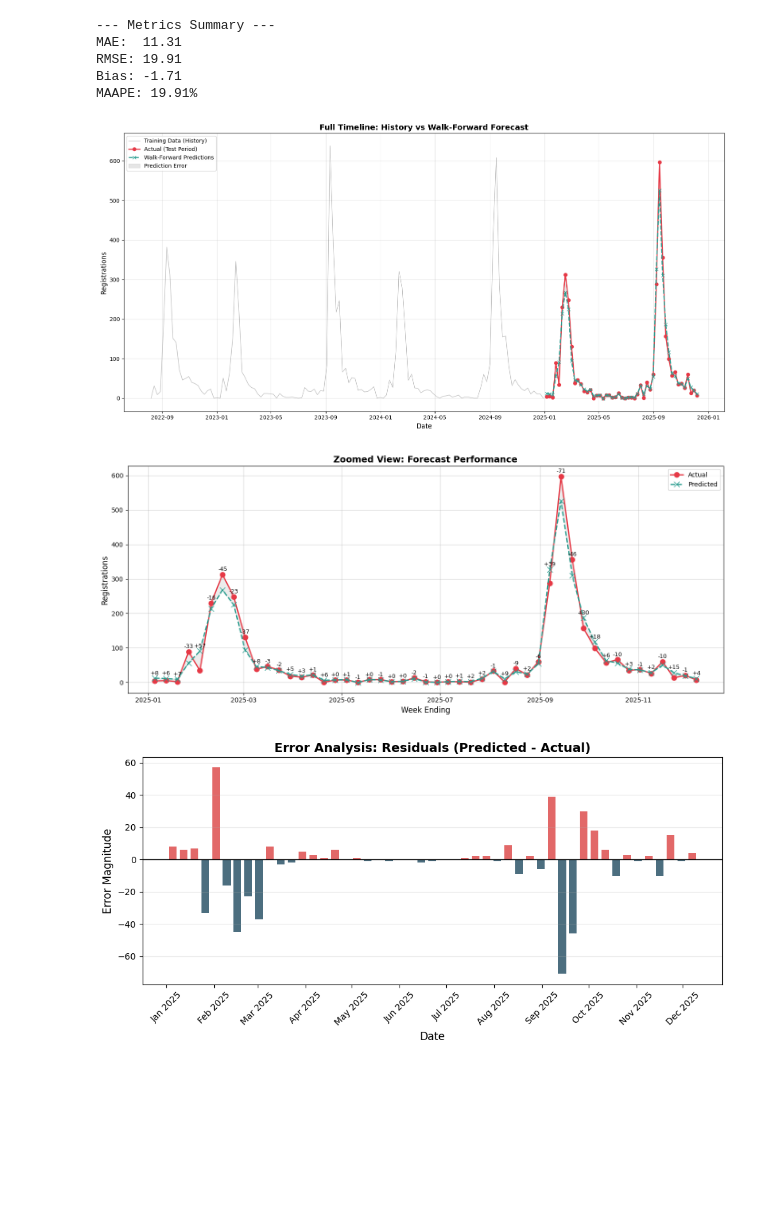
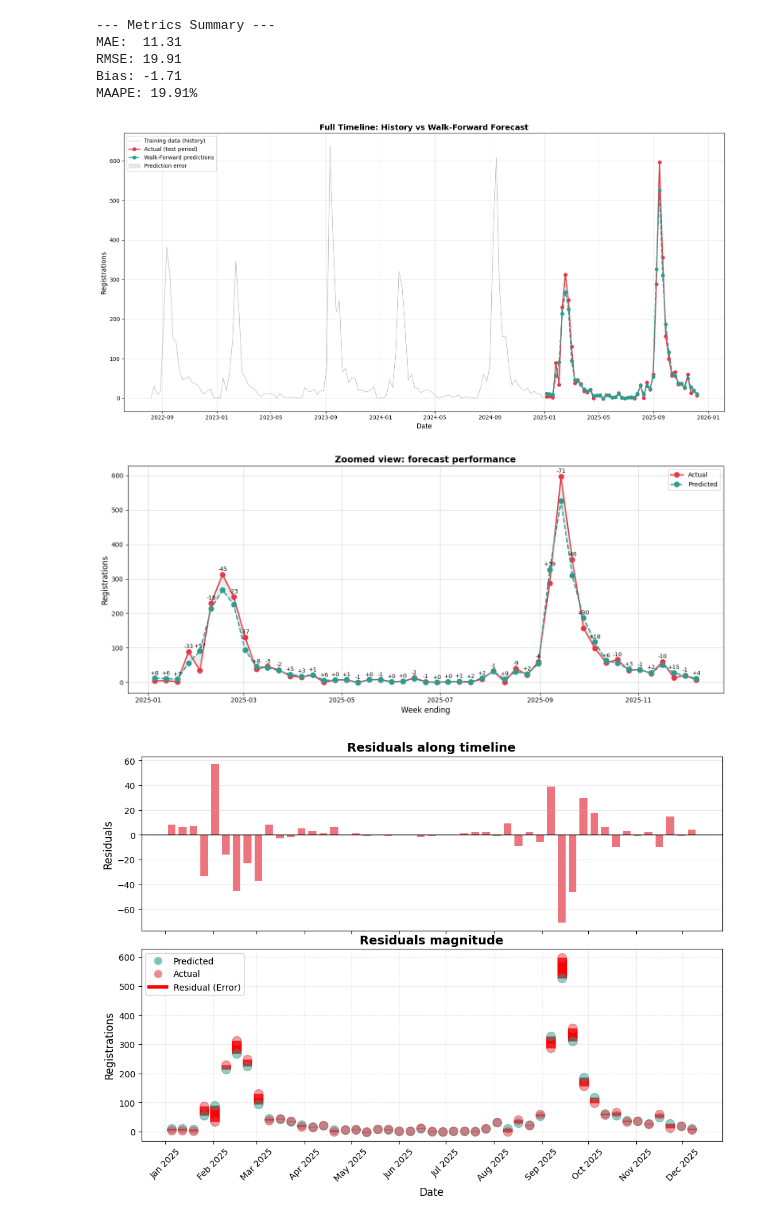
Before and after one commit to franciscopana/M.IA_Time-Series-Forecasting, a Jupyter notebook: result_analysis.ipynb, the cells around one changed output. Saved outputs shown, nothing was run; the diff lists cells and outputs as text; code cells hidden in the pictures; blank space fills up the shorter version.

Commit message:
improved the plots of forecast analysis

```diff
--- a/result_analysis.ipynb
+++ b/result_analysis.ipynb
@@ -42,21 +43,21 @@ fig, ax = plt.subplots(figsize=(16, 8))
 
 # Plot History
 ax.plot(history_df['week_ending'], history_df['registrations'],
-        label='Training Data (History)', color='grey', alpha=0.5, linewidth=1)
+        label='Training data (history)', color='grey', alpha=0.5, linewidth=1)
 
 # Plot Actuals (Test Period)
 ax.plot(results_df['week_ending'], results_df['actual'],
-        label='Actual (Test Period)', color='#E63946', linewidth=2, marker='o', markersize=6)
+        label='Actual (test period)', color='#E63946', linewidth=2, marker='o', markersize=6)
 
 # Plot Predictions
 ax.plot(results_df['week_ending'], results_df['predicted'],
-        label='Walk-Forward Predictions', color='#2A9D8F', linewidth=2,
-        linestyle='--', marker='x', markersize=6)
+        label='Walk-Forward predictions', color='#2A9D8F', linewidth=2,
+        linestyle='--', marker='o', markersize=6)
 
 # Fill Error
 ax.fill_between(results_df['week_ending'],
                 results_df['actual'], results_df['predicted'],
-                alpha=0.2, color='gray', label='Prediction Error')
+                alpha=0.2, color='gray', label='Prediction error')
 
 ax.set_xlabel('Date', fontsize=12)
 ax.set_ylabel('Registrations', fontsize=12)
@@ -64,21 +65,20 @@ ax.set_title('Full Timeline: History vs Walk-Forward Forecast', fontsize=14, fon
 ax.legend(loc='upper left')
 ax.grid(True, alpha=0.3)
 plt.tight_layout()
-plt.savefig(figures_dir / '1_full_timeline.png', dpi=300)
+plt.savefig(figures_dir / 'full_timeline.png', dpi=300)
 plt.show()
 # %% [output]
-[figure, old version]
+[figure, new version]
 # %%
 fig, ax = plt.subplots(figsize=(14, 6))
 
 ax.plot(results_df['week_ending'], results_df['actual'],
         label='Actual', color='#E63946', marker='o', linewidth=2, markersize=8)
 ax.plot(results_df['week_ending'], results_df['predicted'],
-        label='Predicted', color='#2A9D8F', linestyle='--', marker='x', linewidth=2, markersize=8)
+        label='Predicted', color='#2A9D8F', linestyle='--', marker='o', linewidth=2, markersize=8)
 
-for idx, row in results_df.iterrows():
-    error = row['predicted'] - row['actual']
-    ax.annotate(f'{error:+.0f}',
+for _, row in results_df.iterrows():
+    ax.annotate(f'{row['residual']:+.0f}',
                 xy=(row['week_ending'], max(row['actual'], row['predicted']) + 10),
                 ha='center', fontsize=9, color='black')
 
@@ -86,36 +86,52 @@ ax.fill_between(results_df['week_ending'],
                 results_df['actual'], results_df['predicted'],
                 alpha=0.15, color='gray')
 
-ax.set_xlabel('Week Ending', fontsize=12)
+ax.set_xlabel('Week ending', fontsize=12)
 ax.set_ylabel('Registrations', fontsize=12)
-ax.set_title('Zoomed View: Forecast Performance', fontsize=14, fontweight='bold')
+ax.set_title('Zoomed view: forecast performance', fontsize=14, fontweight='bold')
 ax.legend()
 ax.grid(True, alpha=0.5)
 plt.tight_layout()
-plt.savefig(figures_dir / '2_zoomed_forecast.png', dpi=300)
+plt.savefig(figures_dir / 'zoomed_forecast.png', dpi=300)
 plt.show()
 # %% [output]
-[figure, old version]
+[figure, new version]
 # %%
-fig, ax = plt.subplots(figsize=(10, 5))
+fig, (ax1, ax2) = plt.subplots(2, 1, figsize=(12, 8), sharex=True,
+                               gridspec_kw={'height_ratios': [1, 1.1], 'hspace': 0.1})
 
-colors = ['#d62828' if x > 0 else '#003049' for x in results_df['residual']]
+ax1.bar(results_df['week_ending'], results_df['residual'], color='#E63946', alpha=0.7, width=5)
+ax1.axhline(0, color='black', linewidth=1, linestyle='-')
 
-ax.bar(results_df['week_ending'], results_df['residual'], color=colors, alpha=0.7, width=5)
-ax.axhline(0, color='black', linewidth=1, linestyle='-')
+ax1.set_title('Residuals along timeline', fontsize=14, fontweight='bold')
+ax1.set_ylabel('Residuals', fontsize=12)
+ax1.grid(True, alpha=0.3, axis='y')
 
-ax.set_title('Error Analysis: Residuals (Predicted - Actual)', fontsize=14, fontweight='bold')
-ax.set_xlabel('Date', fontsize=12)
-ax.set_ylabel('Error Magnitude', fontsize=12)
-ax.grid(True, alpha=0.3, axis='y')
+ax2.scatter(results_df['week_ending'], results_df['predicted'],
+            color='#2A9D8F', s=100, zorder=3, label='Predicted Value', alpha=0.5)
 
-ax.xaxis.set_major_formatter(mdates.DateFormatter('%b %Y'))
-ax.xaxis.set_major_locator(mdates.MonthLocator())
+for idx, row in results_df.iterrows():
+    ax2.vlines(x=row['week_ending'], ymin=row['predicted'], ymax=row['actual'],
+               colors="red", linewidth=11)
+    ax2.scatter(row['week_ending'], row['actual'], color='#E63946', s=100, zorder=4, alpha=0.5)
+
+ax2.set_title('Residuals magnitude', fontsize=14, fontweight='bold')
+ax2.set_ylabel('Registrations', fontsize=12)
+ax2.set_xlabel('Date', fontsize=12)
+ax2.grid(True, alpha=0.3, linestyle='--')
+
+legend_elements = [
+    Line2D([0], [0], marker='o', color='w', label='Predicted', markerfacecolor='#2A9D8F', markersize=10, alpha=0.6),
+    Line2D([0], [0], marker='o', color='w', label='Actual', markerfacecolor='#E63946', markersize=10, alpha=0.6),
+    Line2D([0], [0], color='red', lw=4, label='Residual (Error)')
+]
+ax2.legend(handles=legend_elements, loc='upper left')
+
+ax2.xaxis.set_major_formatter(mdates.DateFormatter('%b %Y'))
+ax2.xaxis.set_major_locator(mdates.MonthLocator())
 plt.xticks(rotation=45)
-
-plt.tight_layout()
-plt.savefig(figures_dir / '3_residuals.png', dpi=300)
+plt.savefig(figures_dir / 'prediction_residuals.png', dpi=300, bbox_inches='tight')
 plt.show()
 # %% [output]
-[figure, old version]
+[figure, new version]
 # %%
```
Also changed, not shown: parts of 2 cells of this notebook, 8 other files.
